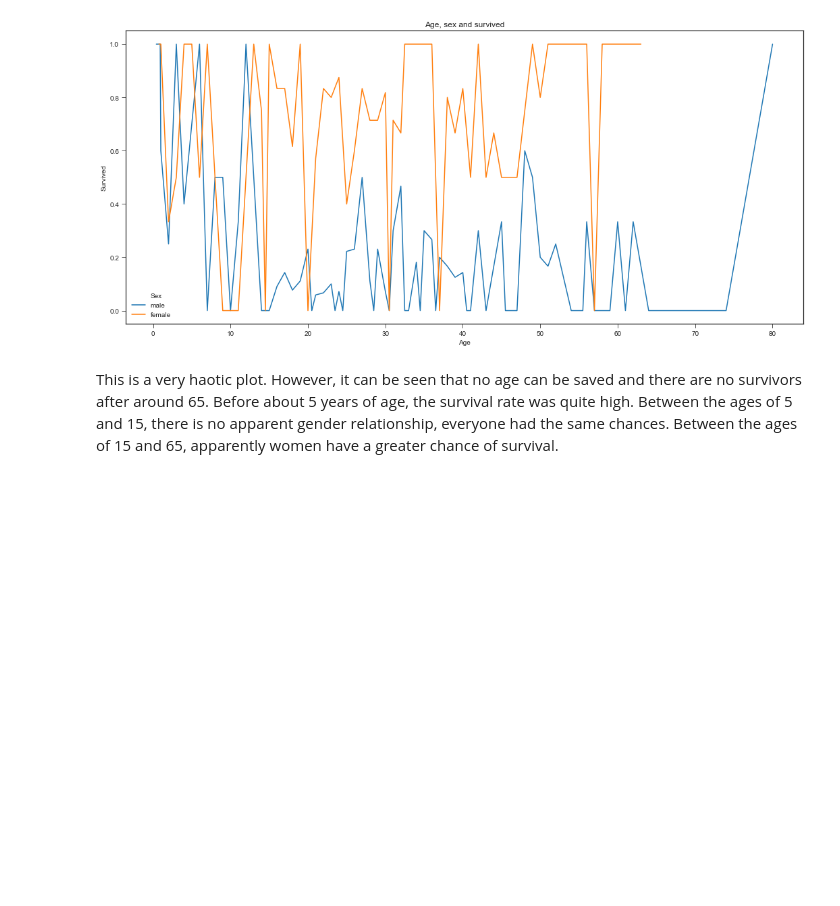
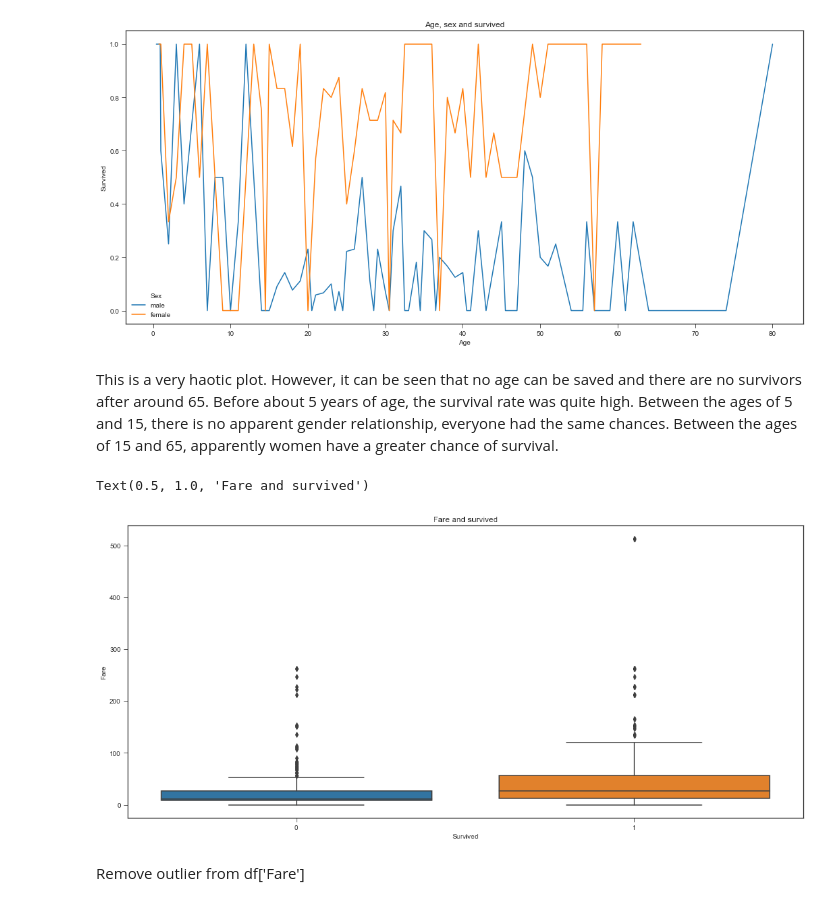
Before and after one commit to agomolka/KaggleTitanicCompetition, a Jupyter notebook: titanic_compete.ipynb, the cells around one changed output. Saved outputs shown, nothing was run; the diff lists cells and outputs as text; code cells hidden in the pictures; blank space fills up the shorter version.

Commit message:
Add "fare and survives" boxplot, analysis started

```diff
--- a/titanic_compete.ipynb
+++ b/titanic_compete.ipynb
@@ -121,3 +121,13 @@ plt.show()
 [figure]
 # %% [markdown]
 This is a very haotic plot. However, it can be seen that no age can be saved and there are no survivors after around 65. Before about 5 years of age, the survival rate was quite high. Between the ages of 5 and 15, there is no apparent gender relationship, everyone had the same chances. Between the ages of 15 and 65, apparently women have a greater chance of survival.
+# %%
+fig, axs = plt.subplots(figsize=(18,8))
+sns.boxplot(x='Survived', y='Fare', data=df)
+
+plt.title("Fare and survived")
+# %% [output]
+Text(0.5, 1.0, 'Fare and survived')
+[figure, added]
+# %% [markdown]
+Remove outlier from df['Fare']
```
Also changed, not shown: parts of 4 cells of this notebook.
